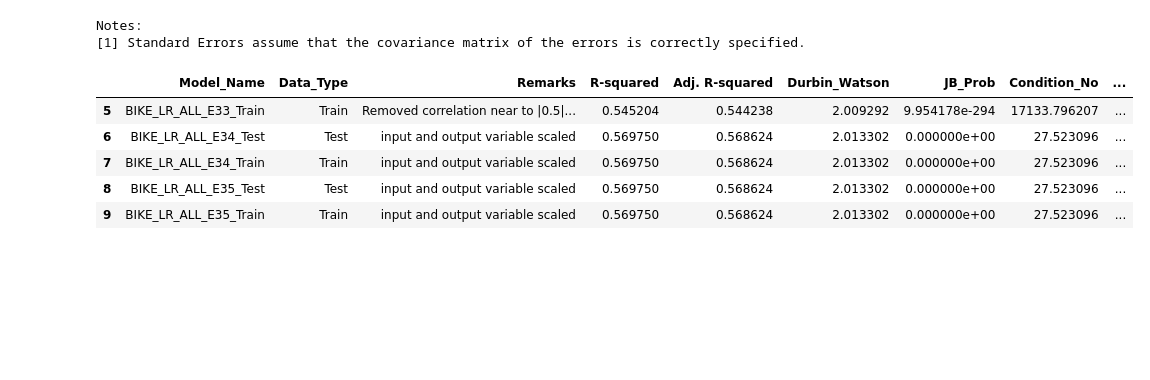
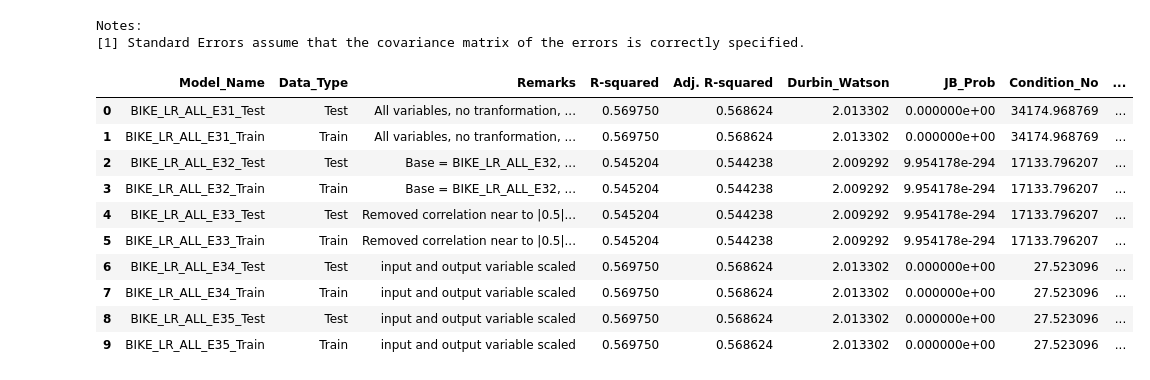
Before and after one commit to dinuthomas/aiml_bikes, a Jupyter notebook: bikeDemand.ipynb, the cells around one changed output. Saved outputs shown, nothing was run; the diff lists cells and outputs as text; code cells hidden in the pictures; blank space fills up the shorter version.

```diff
--- a/bikeDemand.ipynb
+++ b/bikeDemand.ipynb
@@ -611,9 +611,14 @@ OLS Regression Results
 Notes:
 [1] Standard Errors assume that the covariance matrix of the errors is correctly specified.
 # %%
-result_table_e3_set.tail(5)
+result_table_e3_set.tail(20)
 # %% [output]
 |  | Model_Name | Data_Type | Remarks | R-squared | Adj. R-squared | Durbin_Watson | JB_Prob | Condition_No | ... |
+| 0 | BIKE_LR_ALL_E31_Test | Test | All variables, no tranformation, ... | 0.569750 | 0.568624 | 2.013302 | 0.000000e+00 | 34174.968769 | ... |
+| 1 | BIKE_LR_ALL_E31_Train | Train | All variables, no tranformation, ... | 0.569750 | 0.568624 | 2.013302 | 0.000000e+00 | 34174.968769 | ... |
+| 2 | BIKE_LR_ALL_E32_Test | Test | Base = BIKE_LR_ALL_E32, ... | 0.545204 | 0.544238 | 2.009292 | 9.954178e-294 | 17133.796207 | ... |
+| 3 | BIKE_LR_ALL_E32_Train | Train | Base = BIKE_LR_ALL_E32, ... | 0.545204 | 0.544238 | 2.009292 | 9.954178e-294 | 17133.796207 | ... |
+| 4 | BIKE_LR_ALL_E33_Test | Test | Removed correlation near to |0.5|... | 0.545204 | 0.544238 | 2.009292 | 9.954178e-294 | 17133.796207 | ... |
 | 5 | BIKE_LR_ALL_E33_Train | Train | Removed correlation near to |0.5|... | 0.545204 | 0.544238 | 2.009292 | 9.954178e-294 | 17133.796207 | ... |
 | 6 | BIKE_LR_ALL_E34_Test | Test | input and output variable scaled | 0.569750 | 0.568624 | 2.013302 | 0.000000e+00 | 27.523096 | ... |
 | 7 | BIKE_LR_ALL_E34_Train | Train | input and output variable scaled | 0.569750 | 0.568624 | 2.013302 | 0.000000e+00 | 27.523096 | ... |
```
